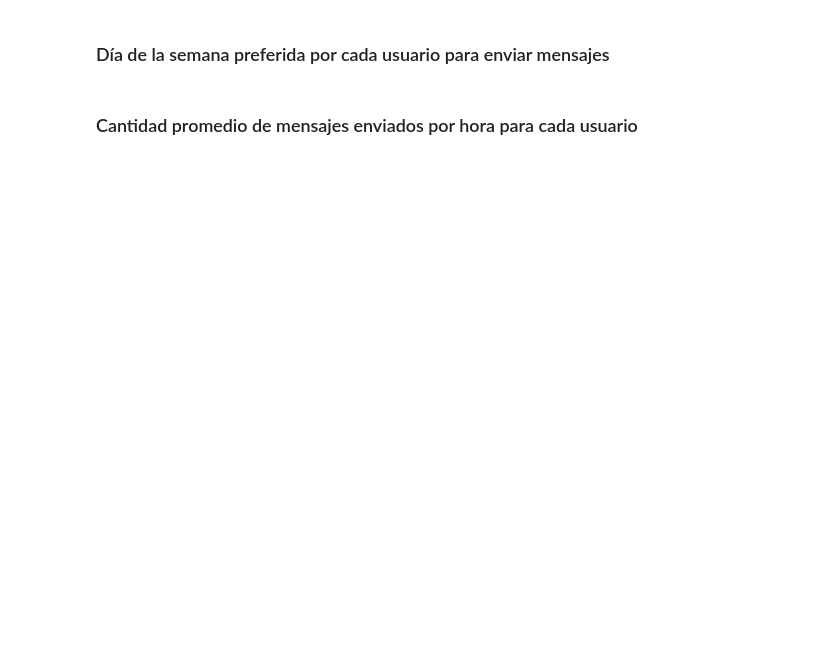
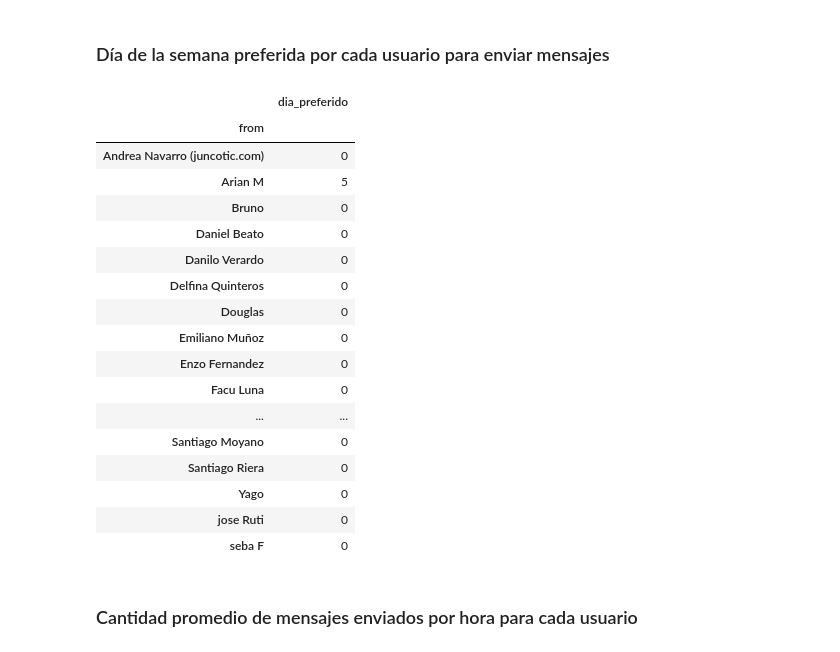
Before and after one commit to DelfinaQuinteros/BD-ll, a Jupyter notebook: 5 - Agrupamiento/TP5 .ipynb, the cells around one changed output. Drawn from its saved outputs; the diff is of its cells as text; code cells hidden in the pictures; blank space fills up the shorter version.

```diff
--- a/5 - Agrupamiento/TP5 .ipynb
+++ b/5 - Agrupamiento/TP5 .ipynb
@@ -115,4 +163,26 @@ TypeError: '_io.TextIOWrapper' object is not subscriptable
 # %% [markdown]
 ### Día de la semana preferida por cada usuario para enviar mensajes
+# %%
+groups = ["from"]
+df.groupby(groups).agg(dia_preferido= ("date", lambda x: x.dt.weekday.mode()))
+# %% [output]
+|  | dia_preferido |
+| from |  |
+| Andrea Navarro (juncotic.com) | 0 |
+| Arian M | 5 |
+| Bruno | 0 |
+| Daniel Beato | 0 |
+| Danilo Verardo | 0 |
+| Delfina Quinteros | 0 |
+| Douglas | 0 |
+| Emiliano Muñoz | 0 |
+| Enzo Fernandez | 0 |
+| Facu Luna | 0 |
+| ... | ... |
+| Santiago Moyano | 0 |
+| Santiago Riera | 0 |
+| Yago | 0 |
+| jose Ruti | 0 |
+| seba F | 0 |
 # %% [markdown]
 ### Cantidad promedio de mensajes enviados por hora para cada usuario
```
Also changed, not shown: parts of 10 cells of this notebook.
